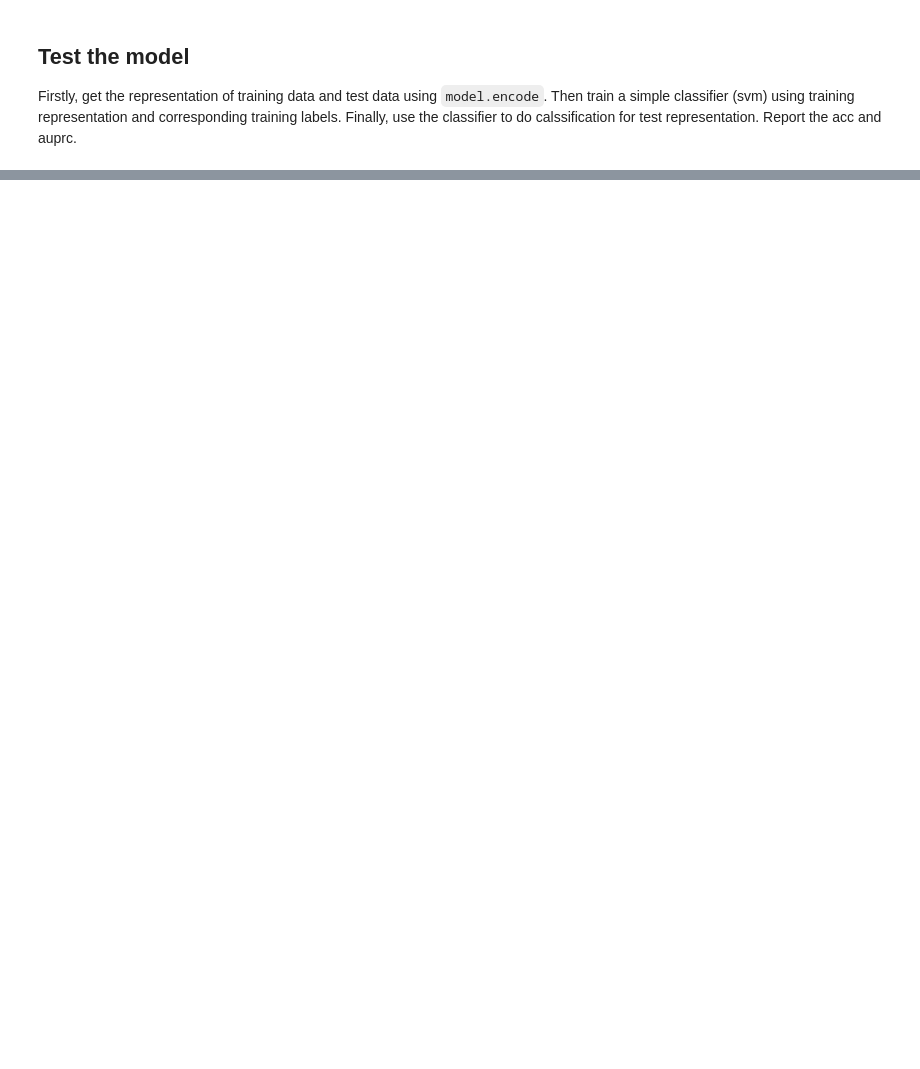
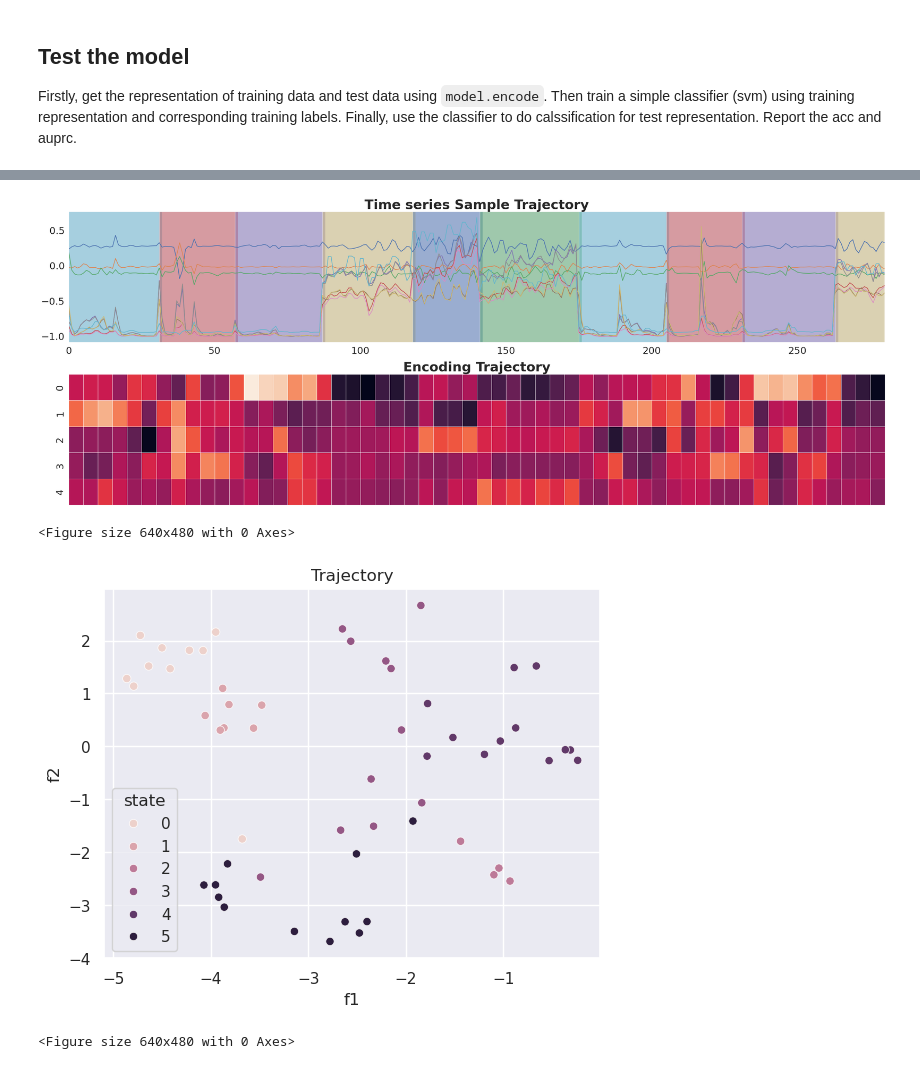
Before and after one commit to JiaW6122/PLanTS, a Jupyter notebook: train_test_state_prediction.ipynb, the cells around one changed output, grey strips where cells are left out. Saved outputs shown, nothing was run; the diff lists cells and outputs as text; code cells hidden in the pictures; blank space fills up the shorter version.

```diff
--- a/train_test_state_prediction.ipynb
+++ b/train_test_state_prediction.ipynb
@@ -180,0 +181,8 @@ State Prediction:       Accuracy: 90.05 AUC: 98.93      AUPRC: 0.95
+# %%
+from tasks.state_prediction import tracking_encoding
+tracking_encoding(model,train_data,train_labels,subject_id=1)
+# %% [output]
+[figure, added]
+<Figure size 640x480 with 0 Axes>
+[figure, added]
+<Figure size 640x480 with 0 Axes>
```
Also changed, not shown: parts of 7 cells of this notebook, 8 other files.
